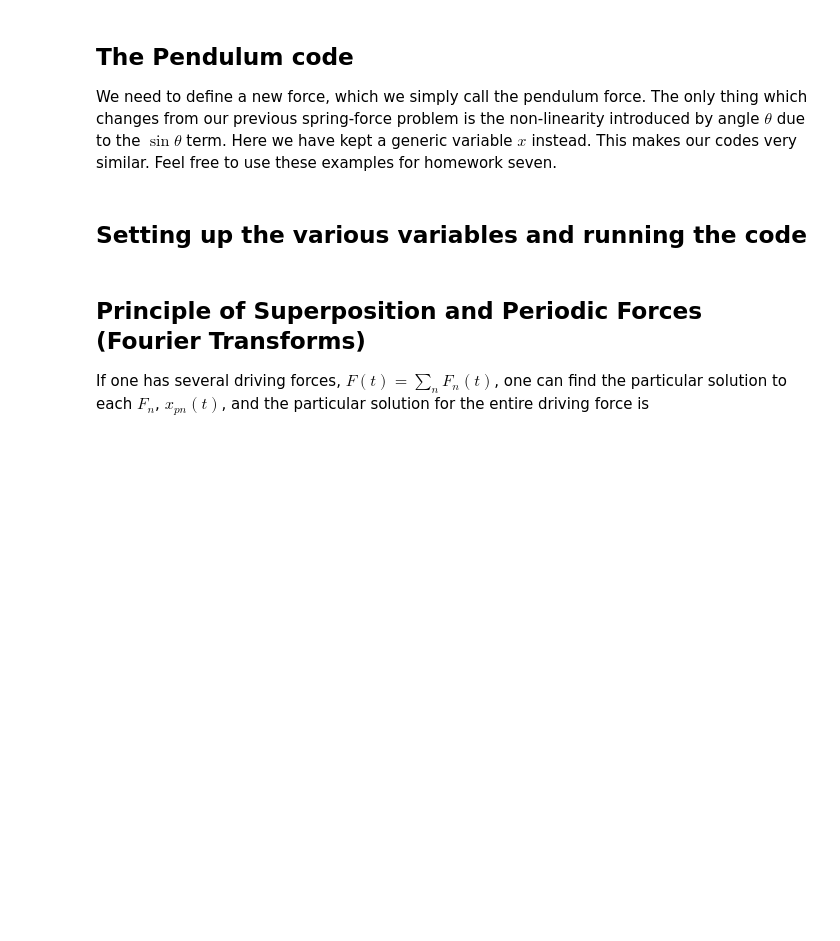
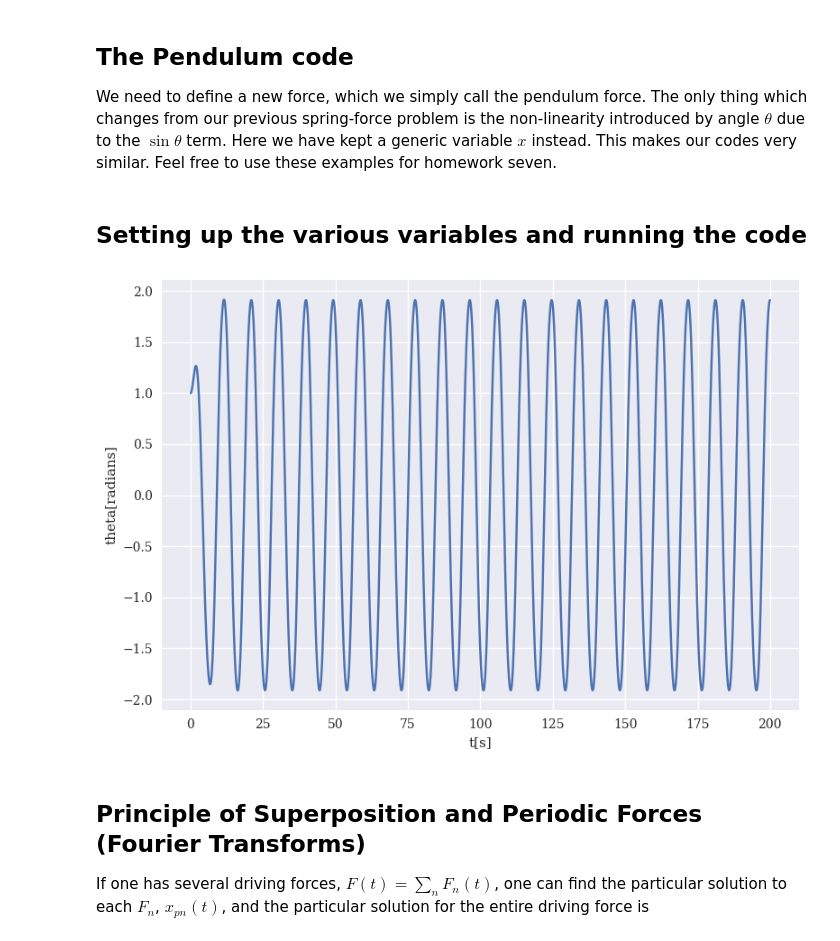
Before and after one commit to mhjensen/Physics321, a Jupyter notebook: doc/pub/week10/ipynb/week10.ipynb, the cells around one changed output. Drawn from its saved outputs; the diff is of its cells as text; code cells hidden in the pictures; blank space fills up the shorter version.

```diff
--- a/doc/pub/week10/ipynb/week10.ipynb
+++ b/doc/pub/week10/ipynb/week10.ipynb
@@ -599,32 +603,34 @@ def PendulumForce(v,x,t):
 # %%
 DeltaT = 0.001
 #set up arrays
-tfinal = 20 # in years
+tfinal = 200 # in years
 n = ceil(tfinal/DeltaT)
 # set up arrays for t, v, and x
 t = np.zeros(n)
 v = np.zeros(n)
 theta = np.zeros(n)
 # Initial conditions (can change to more than one dim)
 theta0 =  1.0
 v0 = 0.0
 theta[0] = theta0
 v[0] = v0
-gamma = 0.2
-Omegatilde = 0.5
-Ftilde = 1.0
+gamma = 1.0
+Omegatilde = 2.0/3.0
+Ftilde = 1.35
 # Start integrating using the RK4 method
 # Note that we define the force function as a PendulumForce
 RK4(v,theta,t,n,PendulumForce)
 
 # Plot position as function of time
 fig, ax = plt.subplots()
 ax.set_ylabel('theta[radians]')
 ax.set_xlabel('t[s]')
 ax.plot(t, theta)
 fig.tight_layout()
 save_fig("PendulumRK4")
 plt.show()
+# %% [output]
+[figure, added]
 # %% [markdown]
 ## Principle of Superposition and Periodic Forces (Fourier Transforms)
 
```
Also changed, not shown: parts of 3 cells of this notebook, 7 other files.
